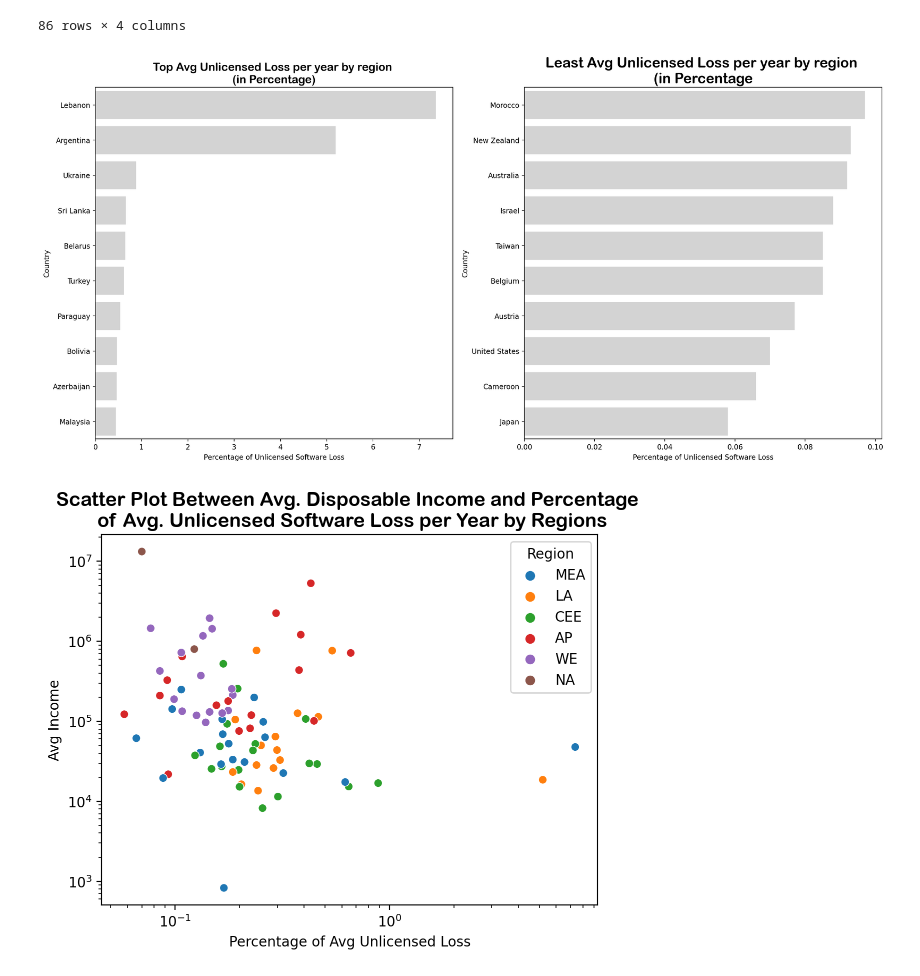
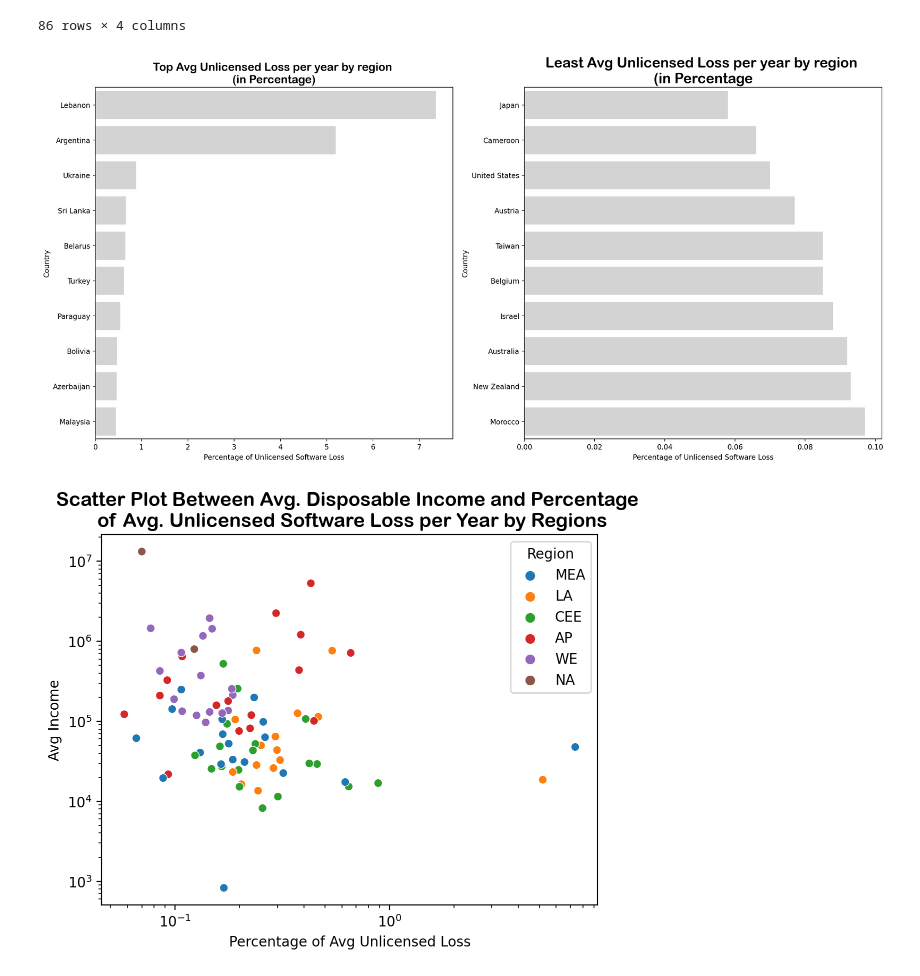
Before and after one commit to purachai-phonwisut/machine_learning_project, a Jupyter notebook: notebook.ipynb, the cells around one changed output. Drawn from its saved outputs; the diff is of its cells as text; code cells hidden in the pictures.

```diff
--- a/notebook.ipynb
+++ b/notebook.ipynb
@@ -376,19 +376,19 @@ Income_Loss_avg_percentage
 # %%
 # Highest income & Lost by region
 fig, ax = plt.subplots(1, 2, figsize=(20,9))
 y_axis = "Country"
 
 grid3 = sns.barplot(y=y_axis, x="Percentage of Unlicensed Software Loss", data=Income_Loss_avg_percentage.sort_values("Percentage of Unlicensed Software Loss",
         ascending=False).head(10), ax=ax[0], color="lightgray")
 ax[0].set_title("Top Avg Unlicensed Loss per year by region \n(in Percentage)",
                 fontsize=16, fontname='Arial Rounded MT Bold')
 
 grid4 = sns.barplot(y=y_axis, x="Percentage of Unlicensed Software Loss", data=Income_Loss_avg_percentage.sort_values("Percentage of Unlicensed Software Loss",
-        ascending=False).tail(10), ax=ax[1], color="lightgray")
+        ascending=True).head(10), ax=ax[1], color="lightgray")
 ax[1].set_title("Least Avg Unlicensed Loss per year by region \n(in Percentage",
                 fontsize=20, fontname='Arial Rounded MT Bold');
 # %% [output]
-[figure, old version]
+[figure, new version]
 # %%
 sns.scatterplot(x="Percentage of Unlicensed Software Loss", y="avg income",
                 data=Income_Loss_avg_percentage,hue = 'Region').set(yscale="log", xscale="log")
```
